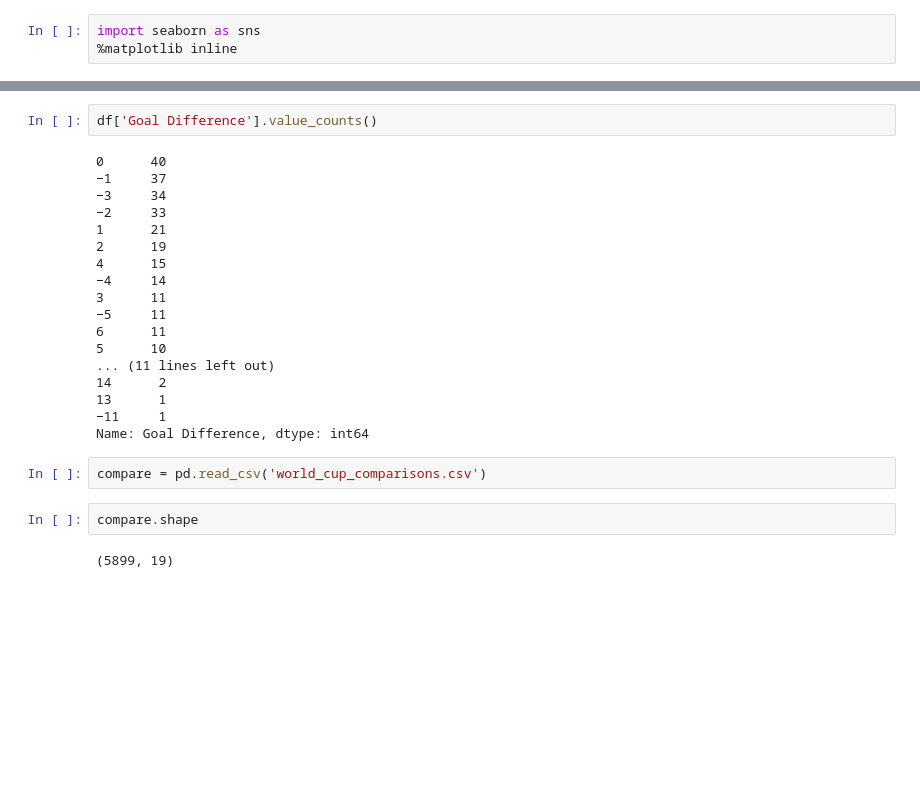
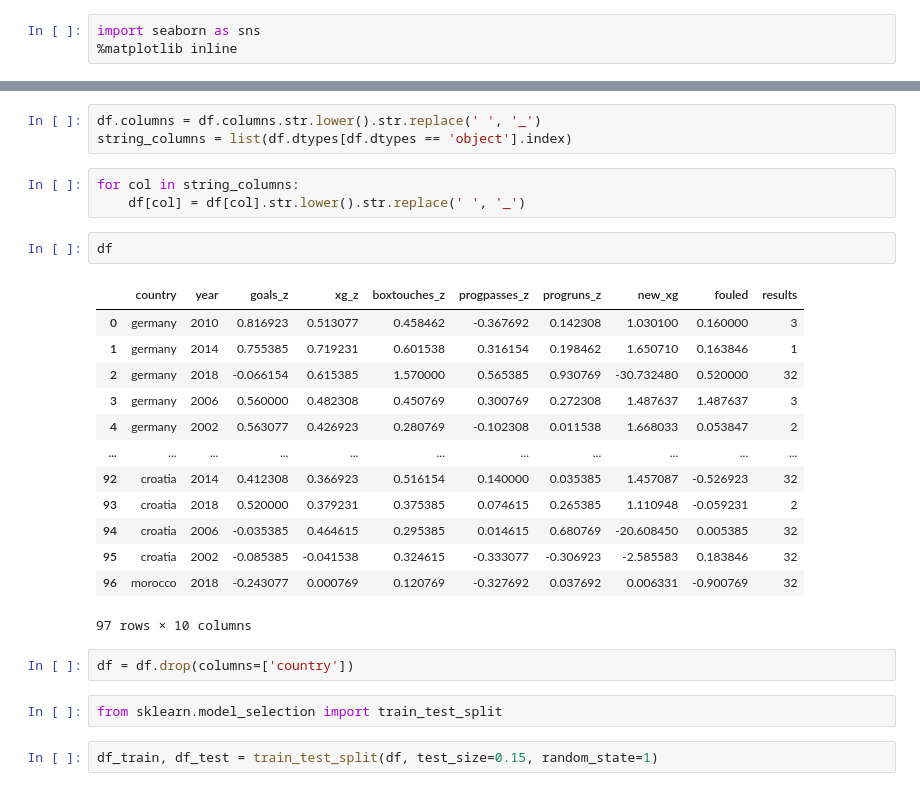
Before and after one commit to RyanJTalbot/bookcamp, a Jupyter notebook: world_cup/fifa/Untitled.ipynb, the cells around one changed output, grey strips where cells are left out. Saved outputs shown, nothing was run; the diff lists cells and outputs as text; blank space fills up the shorter version.

```diff
--- a/world_cup/fifa/Untitled.ipynb
+++ b/world_cup/fifa/Untitled.ipynb
@@ -68,26 +81,28 @@ sns.heatmap(Var_Corr, xticklabels=Var_Corr.columns, yticklabels=Var_Corr.columns
-# %%
-df['Goal Difference'].value_counts()
-# %% [output]
-0      40
-−1     37
-−3     34
-−2     33
-1      21
-2      19
-4      15
-−4     14
-3      11
-−5     11
-6      11
-5      10
-... (11 lines left out)
-14      2
-13      1
-−11     1
-Name: Goal Difference, dtype: int64
-# %%
-compare = pd.read_csv('world_cup_comparisons.csv')
-# %%
-compare.shape
-# %% [output]
-(5899, 19)
+# %%
+df.columns = df.columns.str.lower().str.replace(' ', '_')
+string_columns = list(df.dtypes[df.dtypes == 'object'].index)
+# %%
+for col in string_columns:
+    df[col] = df[col].str.lower().str.replace(' ', '_')
+# %%
+df
+# %% [output]
+|  | country | year | goals_z | xg_z | boxtouches_z | progpasses_z | progruns_z | new_xg | fouled | results |
+| 0 | germany | 2010 | 0.816923 | 0.513077 | 0.458462 | -0.367692 | 0.142308 | 1.030100 | 0.160000 | 3 |
+| 1 | germany | 2014 | 0.755385 | 0.719231 | 0.601538 | 0.316154 | 0.198462 | 1.650710 | 0.163846 | 1 |
+| 2 | germany | 2018 | -0.066154 | 0.615385 | 1.570000 | 0.565385 | 0.930769 | -30.732480 | 0.520000 | 32 |
+| 3 | germany | 2006 | 0.560000 | 0.482308 | 0.450769 | 0.300769 | 0.272308 | 1.487637 | 1.487637 | 3 |
+| 4 | germany | 2002 | 0.563077 | 0.426923 | 0.280769 | -0.102308 | 0.011538 | 1.668033 | 0.053847 | 2 |
+| ... | ... | ... | ... | ... | ... | ... | ... | ... | ... | ... |
+| 92 | croatia | 2014 | 0.412308 | 0.366923 | 0.516154 | 0.140000 | 0.035385 | 1.457087 | -0.526923 | 32 |
+| 93 | croatia | 2018 | 0.520000 | 0.379231 | 0.375385 | 0.074615 | 0.265385 | 1.110948 | -0.059231 | 2 |
+| 94 | croatia | 2006 | -0.035385 | 0.464615 | 0.295385 | 0.014615 | 0.680769 | -20.608450 | 0.005385 | 32 |
+| 95 | croatia | 2002 | -0.085385 | -0.041538 | 0.324615 | -0.333077 | -0.306923 | -2.585583 | 0.183846 | 32 |
+| 96 | morocco | 2018 | -0.243077 | 0.000769 | 0.120769 | -0.327692 | 0.037692 | 0.006331 | -0.900769 | 32 |
+97 rows × 10 columns
+# %%
+df = df.drop(columns=['country'])
+# %%
+from sklearn.model_selection import train_test_split
+# %%
+df_train, df_test = train_test_split(df, test_size=0.15, random_state=1)
```
Also changed, not shown: parts of 24 cells of this notebook.
